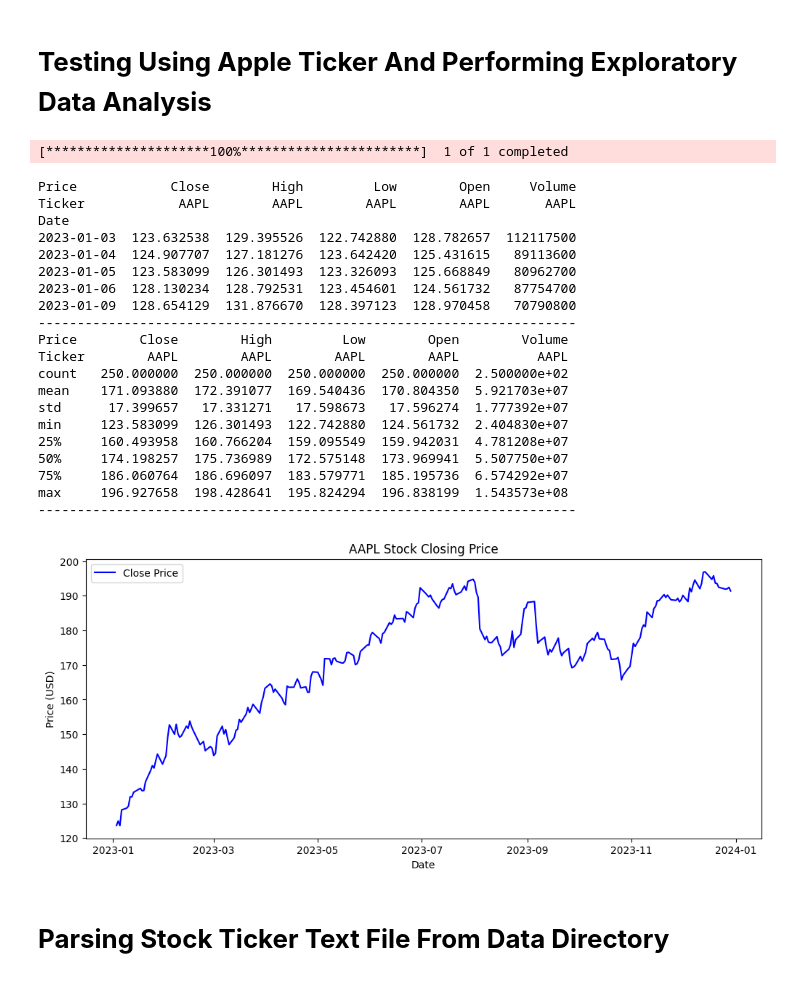
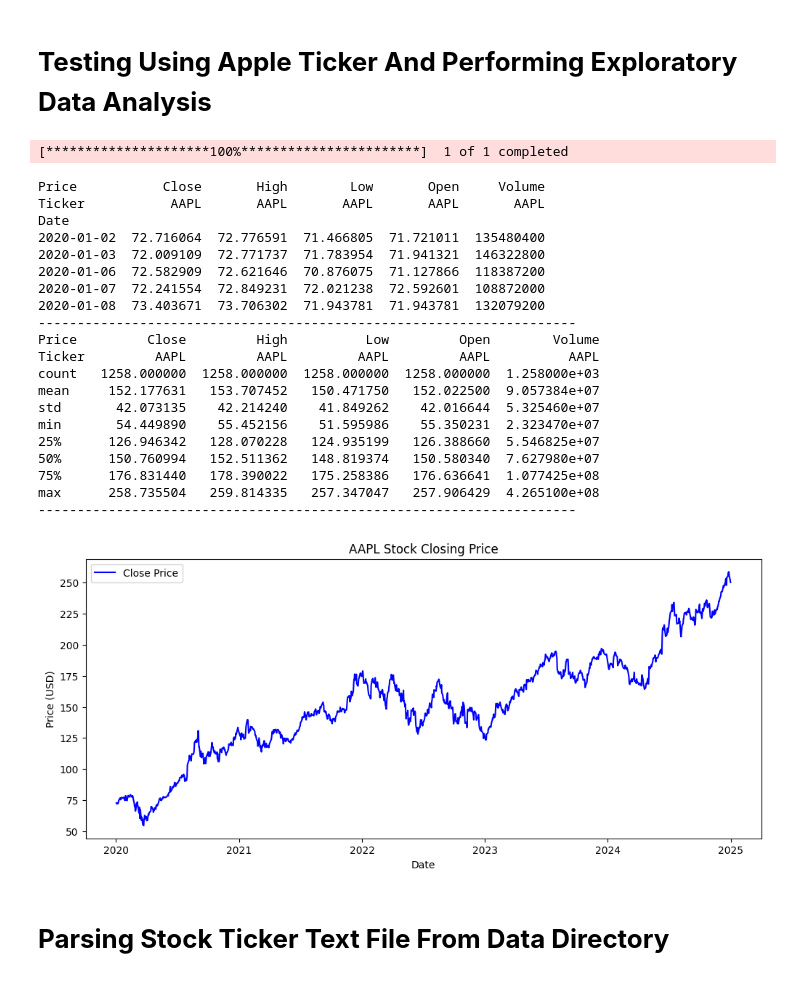
Before and after one commit to ColeJMitchell/machine-learning-stock-prediction, a Jupyter notebook: stock_predictor.ipynb, the cells around one changed output. Saved outputs shown, nothing was run; the diff lists cells and outputs as text; code cells hidden in the pictures.

```diff
--- a/stock_predictor.ipynb
+++ b/stock_predictor.ipynb
@@ -33,45 +33,45 @@ Num GPUs Available:  0
 # %%
 # API call to download Apple stock data
 ticker = "AAPL"
-df = yf.download(ticker, start="2023-01-01", end="2024-01-01")
+df = yf.download(ticker, start='2020-01-01', end='2025-01-01')
 print(df.head())
 print("---------------------------------------------------------------------")
 
 print(df.describe())
 print("---------------------------------------------------------------------")
 
 # Plot of trend in closing price
 plt.figure(figsize=(12, 5))
 plt.plot(df["Close"], label="Close Price", color='blue')
 plt.title(f"{ticker} Stock Closing Price")
 plt.xlabel("Date")
 plt.ylabel("Price (USD)")
 plt.legend()
 plt.show()
 print("\n")
 # %% [output]
 [*********************100%***********************]  1 of 1 completed
-Price            Close        High         Low        Open     Volume
-Ticker            AAPL        AAPL        AAPL        AAPL       AAPL
+Price           Close       High        Low       Open     Volume
+Ticker           AAPL       AAPL       AAPL       AAPL       AAPL
 Date
-2023-01-03  123.632538  129.395526  122.742880  128.782657  112117500
-2023-01-04  124.907707  127.181276  123.642420  125.431615   89113600
-2023-01-05  123.583099  126.301493  123.326093  125.668849   80962700
-2023-01-06  128.130234  128.792531  123.454601  124.561732   87754700
-2023-01-09  128.654129  131.876670  128.397123  128.970458   70790800
+2020-01-02  72.716064  72.776591  71.466805  71.721011  135480400
+2020-01-03  72.009109  72.771737  71.783954  71.941321  146322800
+2020-01-06  72.582909  72.621646  70.876075  71.127866  118387200
+2020-01-07  72.241554  72.849231  72.021238  72.592601  108872000
+2020-01-08  73.403671  73.706302  71.943781  71.943781  132079200
 ---------------------------------------------------------------------
-Price        Close        High         Low        Open        Volume
-Ticker        AAPL        AAPL        AAPL        AAPL          AAPL
-count   250.000000  250.000000  250.000000  250.000000  2.500000e+02
-mean    171.093880  172.391077  169.540436  170.804350  5.921703e+07
-std      17.399657   17.331271   17.598673   17.596274  1.777392e+07
-min     123.583099  126.301493  122.742880  124.561732  2.404830e+07
-25%     160.493958  160.766204  159.095549  159.942031  4.781208e+07
-50%     174.198257  175.736989  172.575148  173.969941  5.507750e+07
-75%     186.060764  186.696097  183.579771  185.195736  6.574292e+07
-max     196.927658  198.428641  195.824294  196.838199  1.543573e+08
+Price         Close         High          Low         Open        Volume
+Ticker         AAPL         AAPL         AAPL         AAPL          AAPL
+count   1258.000000  1258.000000  1258.000000  1258.000000  1.258000e+03
+mean     152.177631   153.707452   150.471750   152.022500  9.057384e+07
+std       42.073135    42.214240    41.849262    42.016644  5.325460e+07
+min       54.449890    55.452156    51.595986    55.350231  2.323470e+07
+25%      126.946342   128.070228   124.935199   126.388660  5.546825e+07
+50%      150.760994   152.511362   148.819374   150.580340  7.627980e+07
+75%      176.831440   178.390022   175.258386   176.636641  1.077425e+08
+max      258.735504   259.814335   257.347047   257.906429  4.265100e+08
 ---------------------------------------------------------------------
-[figure, old version]
+[figure, new version]
 # %% [markdown]
 # **Parsing Stock Ticker Text File From Data Directory**
 # %%
```
Also changed, not shown: parts of 6 cells of this notebook.
